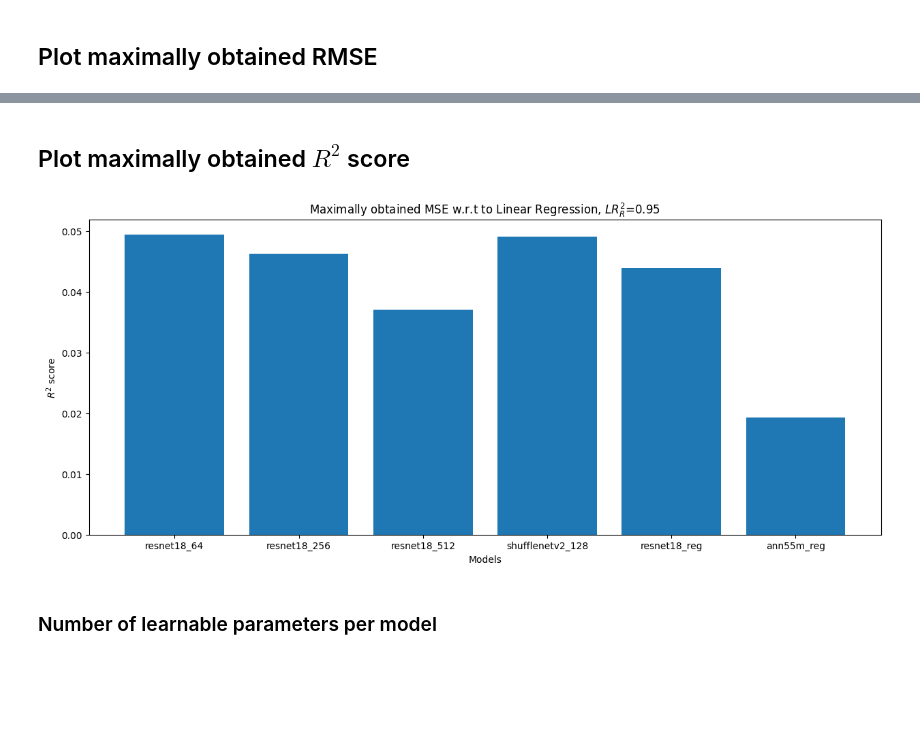
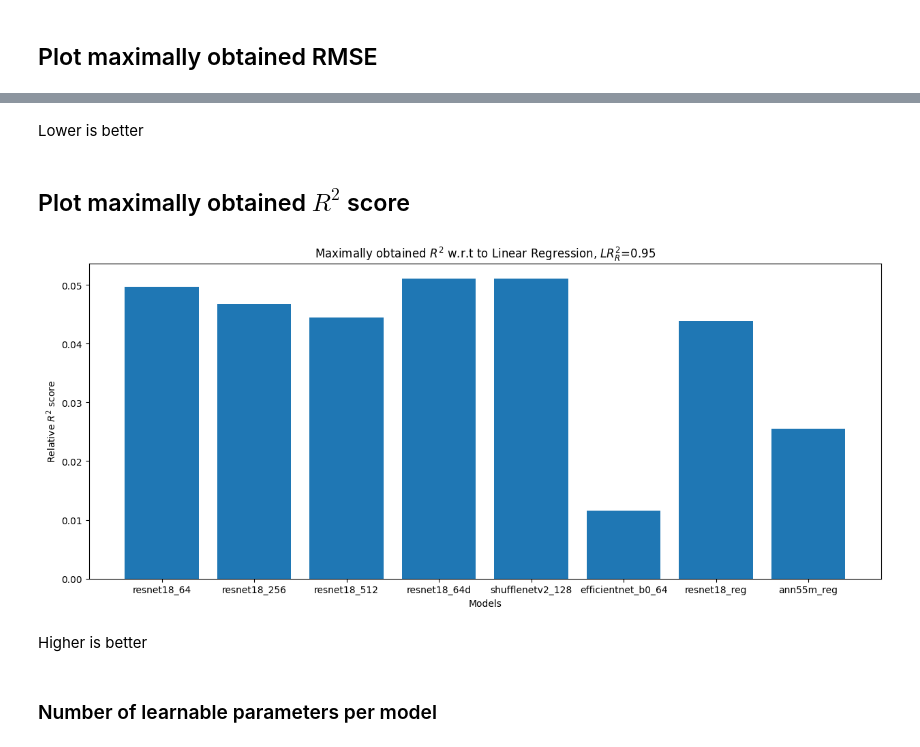
Before and after one commit to tsopeter/835-Final-Project, a Jupyter notebook: CompareModels.ipynb, the cells around one changed output, grey strips where cells are left out. Drawn from its saved outputs; the diff is of its cells as text; code cells hidden in the pictures; blank space fills up the shorter version.

```diff
--- a/CompareModels.ipynb
+++ b/CompareModels.ipynb
@@ -134,28 +175,34 @@ plt.show()
+# %% [markdown]
+Lower is better
 # %% [markdown]
 ## Plot maximally obtained $R^2$ score
 # %%
 Models = {}
 Models['resnet18_64'] = GetRegressorDataAsDict('ConModels/Resnet18/5_400ep_64e_r_200ep_1_t1.0_b128/Regressor')
 Models['resnet18_256'] = GetRegressorDataAsDict('ConModels/Resnet18/1_400ep_256e_r_200ep_1_t1.0_b128/Regressor')
 Models['resnet18_512'] = GetRegressorDataAsDict('ConModels/Resnet18/4_400ep_512e_r_200ep_1_t1.0_b128/Regressor')
+Models['resnet18_64d'] = GetRegressorDataAsDict('ConModels/Resnet18/6_600ep_64e_r_200ep_1_t1.0_b256/Regressor')
 Models['shufflenetv2_128'] = GetRegressorDataAsDict('ConModels/ShuffleNetV2/1_400ep_128e_r_200ep_1_t1.0/Regressor')
+Models['efficientnet_b0_64'] = GetRegressorDataAsDict('ConModels/EfficientNetB0/1_100ep_64e_r_200ep_1/Regressor')
 Models['resnet18_reg'] = GetRegressorDataAsDict('Resnet18Models')
 Models['ann55m_reg']   = GetRegressorDataAsDict('ANNModels/55M')
 
 vr2_base = np.array([0.946037232875824])
 plt.figure(figsize=[15, 6])
 plt.bar(
     [key for key, _ in Models.items()],
     np.array([
-        Models[key]['VR2'][-1] for key, item in Models.items()
+        np.max(Models[key]['VR2']) for key, item in Models.items()
     ]).T - vr2_base
 )
-plt.title(f"Maximally obtained MSE w.r.t to Linear Regression, $LR_R^2$={vr2_base[0]:.2f}")
+plt.title(f"Maximally obtained $R^2$ w.r.t to Linear Regression, $LR_R^2$={vr2_base[0]:.2f}")
 plt.xlabel("Models")
-plt.ylabel(r"$R^2$ score")
+plt.ylabel(r"Relative $R^2$ score")
 plt.show()
 # %% [output]
-[figure, old version]
+[figure, new version]
+# %% [markdown]
+Higher is better
 # %% [markdown]
 ### Number of learnable parameters per model
 # %%
```
Also changed, not shown: parts of 9 cells of this notebook, 2 other files.
